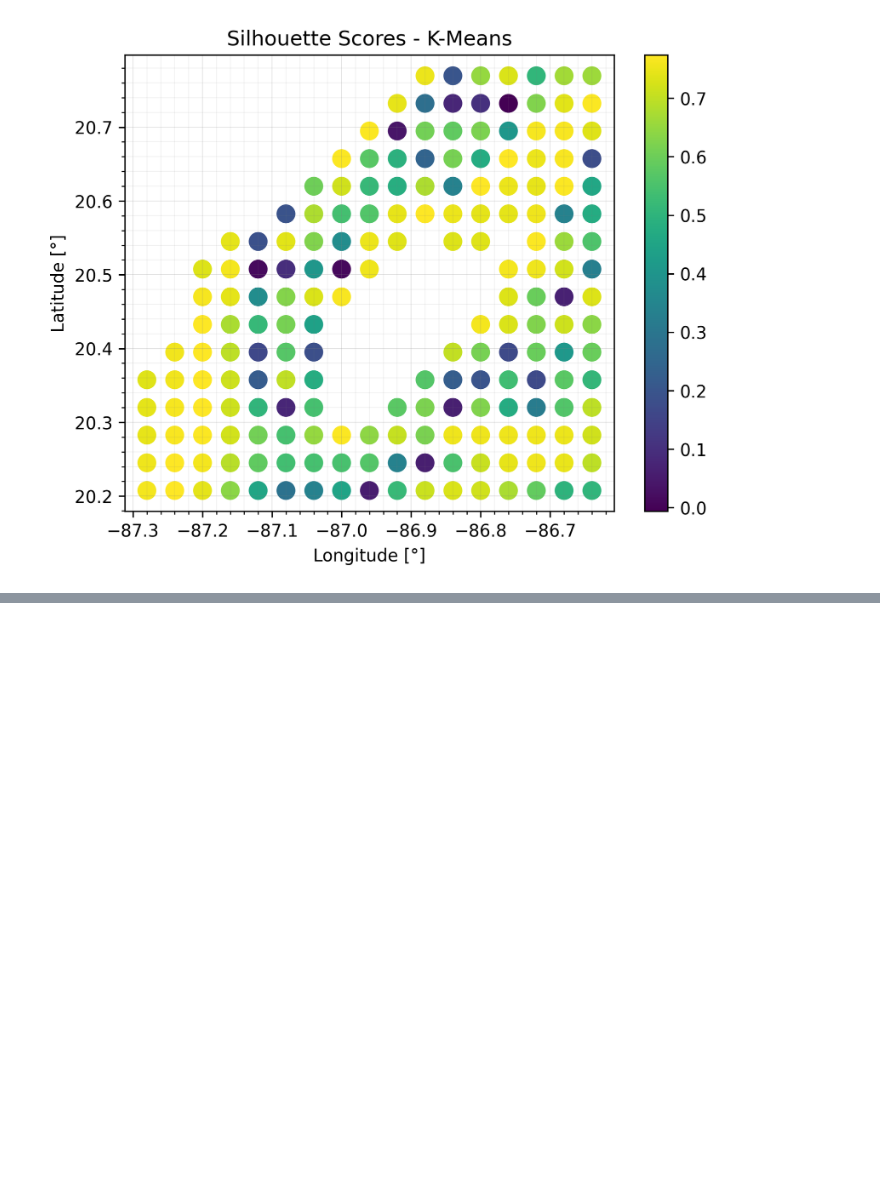
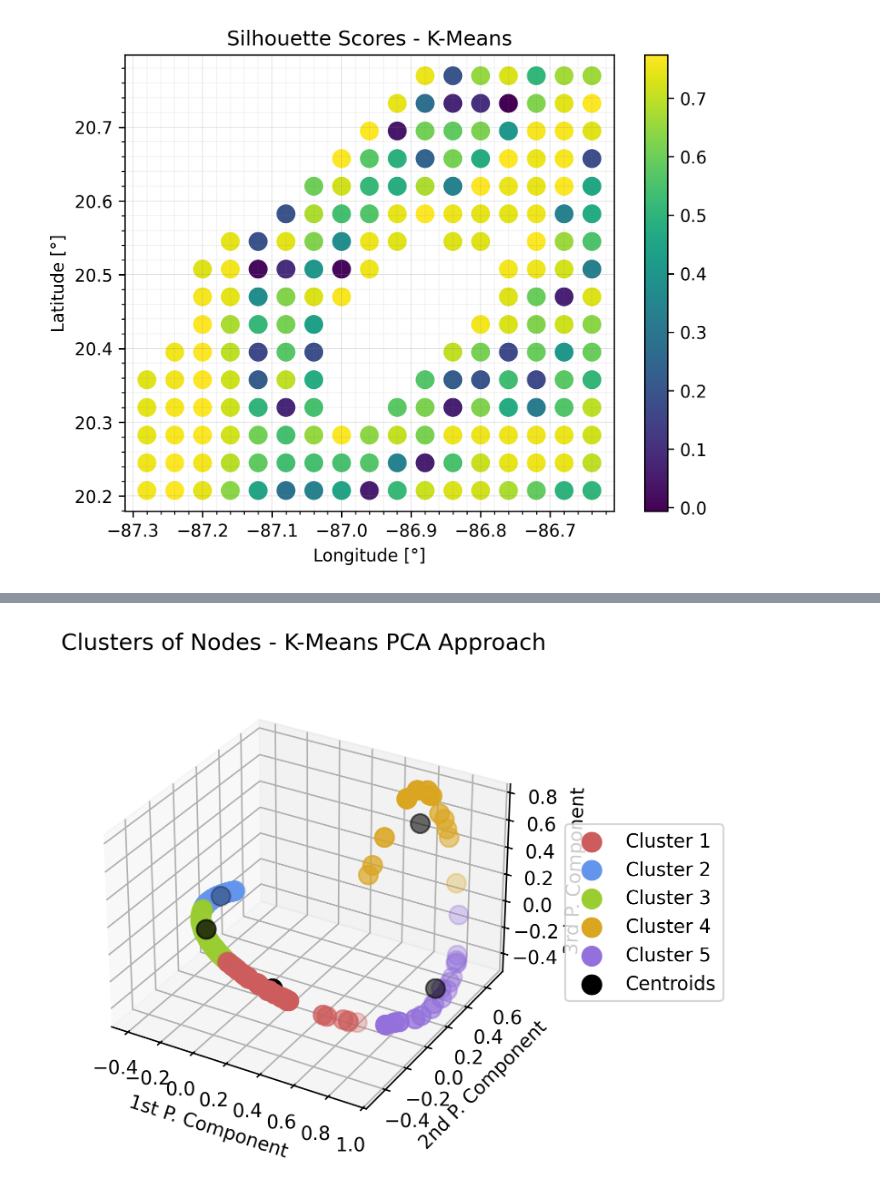
Before and after one commit to gcanop120/Clustering_Nodes_for_Time_Series, a Jupyter notebook: clustering techniques.ipynb, the cells around one changed output, grey strips where cells are left out. Cells and saved outputs as stored; diff of their text form; code cells hidden in the pictures; blank space fills up the shorter version.

```diff
--- a/clustering techniques.ipynb
+++ b/clustering techniques.ipynb
@@ -116,0 +186,19 @@ The average silhouette score is:  0.5797405292994808
+# %%
+# Plotting the centroids of the clusters in a 3D space.
+fig = plt.figure(figsize=(6.4, 4.8), dpi=300)
+ax = fig.add_subplot(111, projection='3d')
+ax.scatter(X_kmean_pca[y_kmeans_pca == 0, 0], X_kmean_pca[y_kmeans_pca == 0, 1], X_kmean_pca[y_kmeans_pca == 0, 2], s=100, c='IndianRed', label='Cluster 1')
+ax.scatter(X_kmean_pca[y_kmeans_pca == 1, 0], X_kmean_pca[y_kmeans_pca == 1, 1], X_kmean_pca[y_kmeans_pca == 1, 2], s=100, c='CornFlowerBlue', label='Cluster 2')
+ax.scatter(X_kmean_pca[y_kmeans_pca == 2, 0], X_kmean_pca[y_kmeans_pca == 2, 1], X_kmean_pca[y_kmeans_pca == 2, 2], s=100, c='YellowGreen', label='Cluster 3')
+ax.scatter(X_kmean_pca[y_kmeans_pca == 3, 0], X_kmean_pca[y_kmeans_pca == 3, 1], X_kmean_pca[y_kmeans_pca == 3, 2], s=100, c='GoldenRod', label='Cluster 4')
+ax.scatter(X_kmean_pca[y_kmeans_pca == 4, 0], X_kmean_pca[y_kmeans_pca == 4, 1], X_kmean_pca[y_kmeans_pca == 4, 2], s=100, c='MediumPurple', label='Cluster 5')
+ax.scatter(kmeans_pca.cluster_centers_[:, 0], kmeans_pca.cluster_centers_[:, 1], kmeans_pca.cluster_centers_[:, 2], s=100, c='black', label='Centroids')
+ax.set_title('Clusters of Nodes - K-Means PCA Approach', fontsize=12)
+ax.set_xlabel('1st P. Component', fontsize=10)
+ax.set_ylabel('2nd P. Component', fontsize=10)
+ax.set_zlabel('3rd P. Component', fontsize=10)
+ax.set_box_aspect(None, zoom=0.9)
+ax.legend(loc='center left', bbox_to_anchor=(1, 0.5))
+plt.savefig("KMeans_Clustering_PCA_3D.png", bbox_inches='tight')
+# %% [output]
+[figure, added]
```
Also changed, not shown: parts of 8 cells of this notebook, 5 other files.
